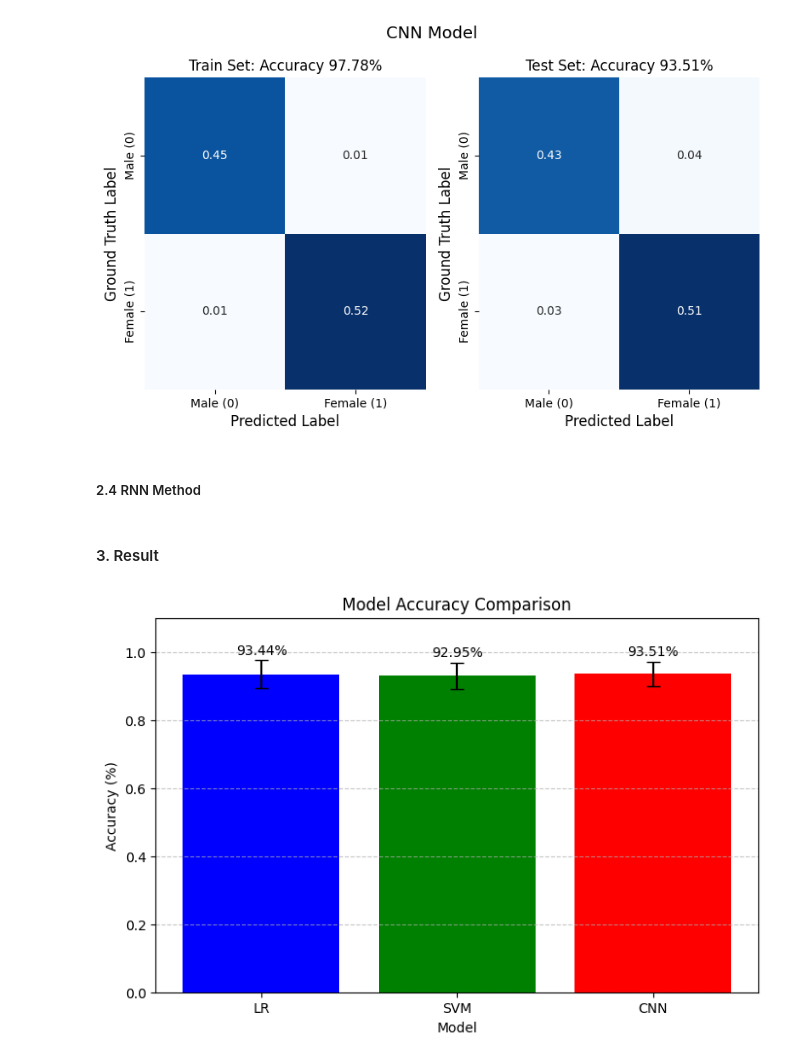
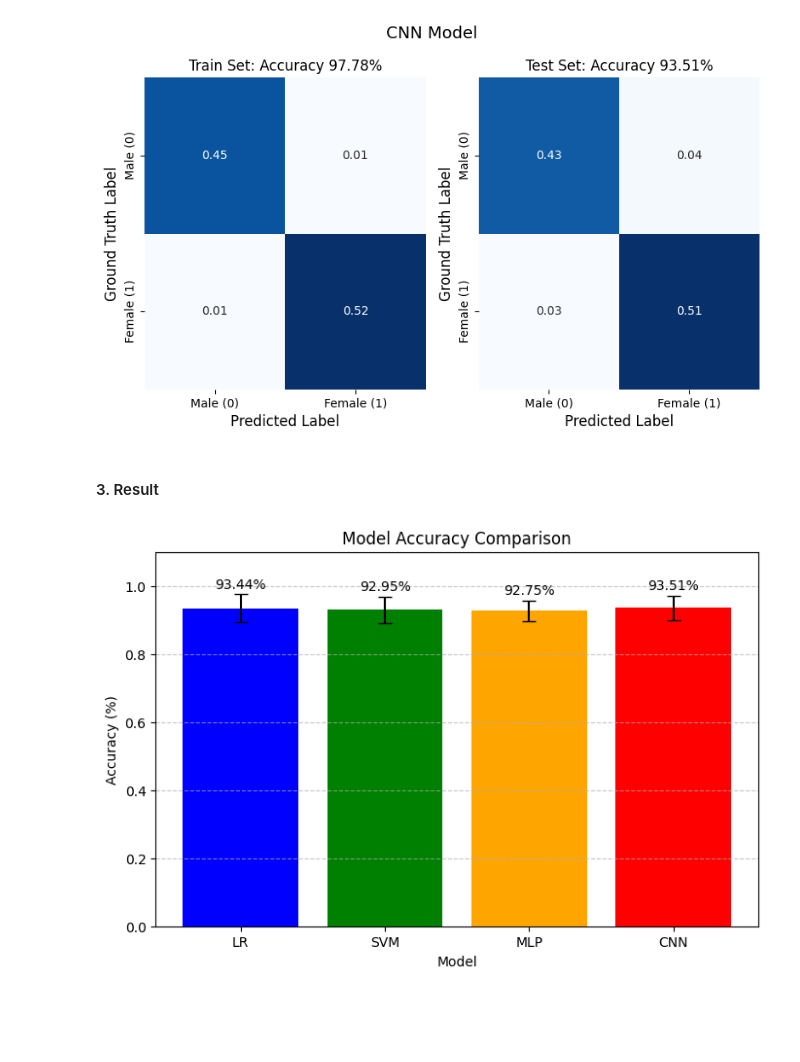
Before and after one commit to Morris88826/gender_speaker, a Jupyter notebook: task1.ipynb, the cells around one changed output. Cells and saved outputs as stored; diff of their text form; code cells hidden in the pictures; blank space fills up the shorter version.

```diff
--- a/task1.ipynb
+++ b/task1.ipynb
@@ -596,0 +602,20 @@ plot_confusion_matrix(svm_train_cms, svm_test_cms, "SVM Model")
+# %%
+class MLPModel(nn.Module):
+    def __init__(self, n_mfcc):
+        super(MLPModel, self).__init__()
+        self.classifier = nn.Sequential(
+            nn.Linear(n_mfcc, 128),
+            nn.ReLU(),
+            nn.Linear(128, 64),
+            nn.ReLU(),
+            nn.Linear(64, 1)
+        )
+
+    def forward(self, x):
+        logits = self.classifier(x)
+        return logits
+
+    def predict(self, x):
+        with torch.no_grad():
+            logits = self.forward(x)
+            return torch.sigmoid(logits).cpu().numpy()
@@ -596,0 +734,3 @@ plot_confusion_matrix(svm_train_cms, svm_test_cms, "SVM Model")
+# %%
+mlp_train_cms, mlp_test_cms = evaluate(mlp_result)
+plot_confusion_matrix(mlp_train_cms, mlp_test_cms, "MLP Model")
@@ -748,37 +888,35 @@ cnn_train_cms, cnn_test_cms = evaluate(cnn_result)
 plot_confusion_matrix(cnn_train_cms, cnn_test_cms, "CNN Model")
 # %% [output]
 [figure]
-# %% [markdown]
-##### 2.4 RNN Method
 # %% [markdown]
 #### 3. Result
 # %%
 def get_acc(cm):
     return np.trace(cm) / np.sum(cm)
 
-models = ['LR', 'SVM', 'CNN']
-test_cms_list = [lr_test_cms, svm_test_cms, cnn_test_cms]
+models = ['LR', 'SVM', 'MLP', 'CNN']
+test_cms_list = [lr_test_cms, svm_test_cms, mlp_test_cms, cnn_test_cms]
 accs = []
 stds = []
 for model in zip(models, test_cms_list):
     model_name, test_cms = model
     acc = [ get_acc(cm) for cm in test_cms]
     accs.append(np.mean(acc))
     stds.append(np.std(acc))
 
 # Plot accuracies
 plt.figure(figsize=(8, 5))
-plt.bar(models, accs, color=['blue', 'green', 'red'], yerr=stds, capsize=5)
+plt.bar(models, accs, color=['blue', 'green', 'orange', 'red'], yerr=stds, capsize=5)
 # Add text annotations
 for i, acc in enumerate(accs):
     plt.text(i, acc + stds[i] + 0.01, f"{acc*100:.2f}%", ha='center', va='bottom', fontsize=10)
 plt.xlabel("Model")
 plt.ylabel("Accuracy (%)")
 plt.title("Model Accuracy Comparison")
 plt.ylim(0, 1.1)  # Set y-axis limit to 100%
 plt.grid(axis='y', linestyle='--', alpha=0.7)
 
 # Show plot
 plt.show()
 # %% [output]
-[figure, old version]
+[figure, new version]
```
Also changed, not shown: parts of 6 cells of this notebook, 5 other files.
